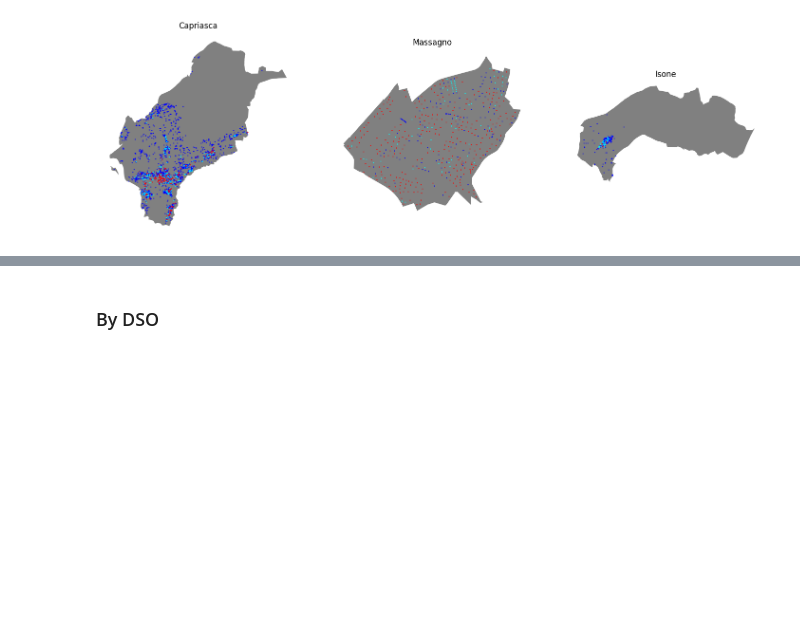
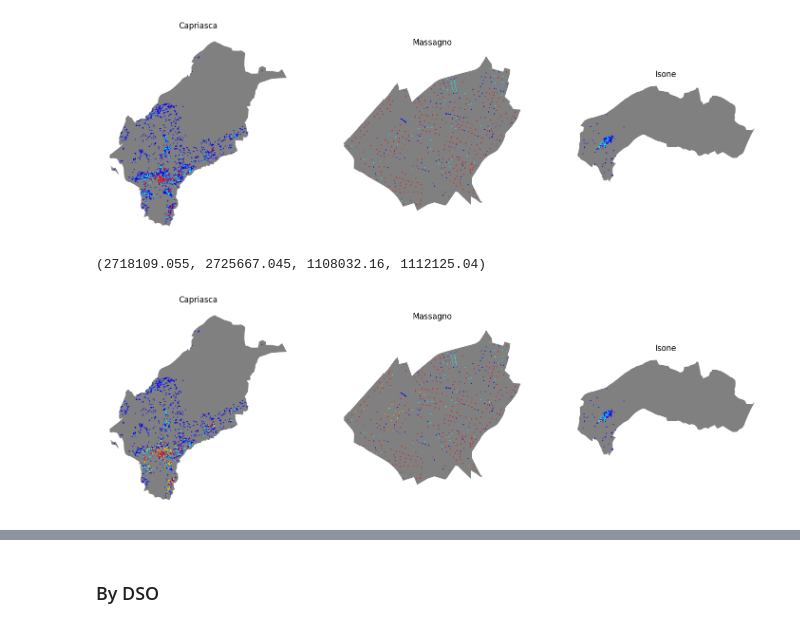
Before and after one commit to supsi-dacd-isaac/ace-simulator, a Jupyter notebook: scripts/AEM_RES.ipynb, the cells around one changed output, grey strips where cells are left out. Drawn from its saved outputs; the diff is of its cells as text; code cells hidden in the pictures; blank space fills up the shorter version.

```diff
--- a/scripts/AEM_RES.ipynb
+++ b/scripts/AEM_RES.ipynb
@@ -254,3 +256,41 @@ axis3.axis("off")
 # %% [output]
 (2718109.055, 2725667.045, 1108032.16, 1112125.04)
 [figure]
+# %%
+figure, (axis1, axis2, axis3) = plt.subplots(nrows=1, ncols=3, figsize=(18,8)) #
+
+COM_geo_shape_1 = gpd.GeoDataFrame(geometry=[shape(Capriasca)])
+COM_PV_1 = PV_plants_in_canton[PV_plants_in_canton.within(tot.at["Capriasca","geometry"])]
+COM_geo_shape_1.plot(ax=axis1, facecolor="grey")
+CAPRIASCA_SFH.plot(ax=axis1, color="blue",markersize=0.3, label = "SFH")
+CAPRIASCA_DFH.plot(ax=axis1, color="cyan",markersize=0.3, label = "DFH")
+CAPRIASCA_MFH.plot(ax=axis1, color="red",markersize=0.3, label = "MFH")
+COM_PV_1.plot(ax=axis1, color="gold",markersize=0.3,label="PV plants")
+axis1.set_title("Capriasca")
+axis1.set_aspect(1)
+axis1.axis("off")
+
+COM_geo_shape_2 = gpd.GeoDataFrame(geometry=[shape(Massagno)])
+COM_PV_2 = PV_plants_in_canton[PV_plants_in_canton.within(tot.at["Massagno","geometry"])]
+COM_geo_shape_2.plot(ax=axis2, facecolor="grey")
+MASSAGNO_SFH.plot(ax=axis2, color="blue",markersize=0.3, label = "SFH")
+MASSAGNO_DFH.plot(ax=axis2, color="cyan",markersize=0.3, label = "DFH")
+MASSAGNO_MFH.plot(ax=axis2, color="red",markersize=0.3, label = "MFH")
+COM_PV_2.plot(ax=axis2, color="gold",markersize=0.3,label="PV plants")
+axis2.set_title("Massagno")
+axis2.set_aspect(1)
+axis2.axis("off")
+
+COM_geo_shape_3 = gpd.GeoDataFrame(geometry=[shape(Isone)])
+COM_PV_3 = PV_plants_in_canton[PV_plants_in_canton.within(tot.at["Isone","geometry"])]
+COM_geo_shape_3.plot(ax=axis3, facecolor="grey")
+ISONE_SFH.plot(ax=axis3, color="blue",markersize=0.3, label = "SFH")
+ISONE_DFH.plot(ax=axis3, color="cyan",markersize=0.3, label = "DFH")
+ISONE_MFH.plot(ax=axis3, color="red",markersize=0.3, label = "MFH")
+COM_PV_3.plot(ax=axis3, color="gold",markersize=0.3,label="PV plants")
+axis3.set_title("Isone")
+axis3.set_aspect(1)
+axis3.axis("off")
+# %% [output]
+(2718109.055, 2725667.045, 1108032.16, 1112125.04)
+[figure, added]
```
Also changed, not shown: parts of 3 cells of this notebook, 1 other file.
